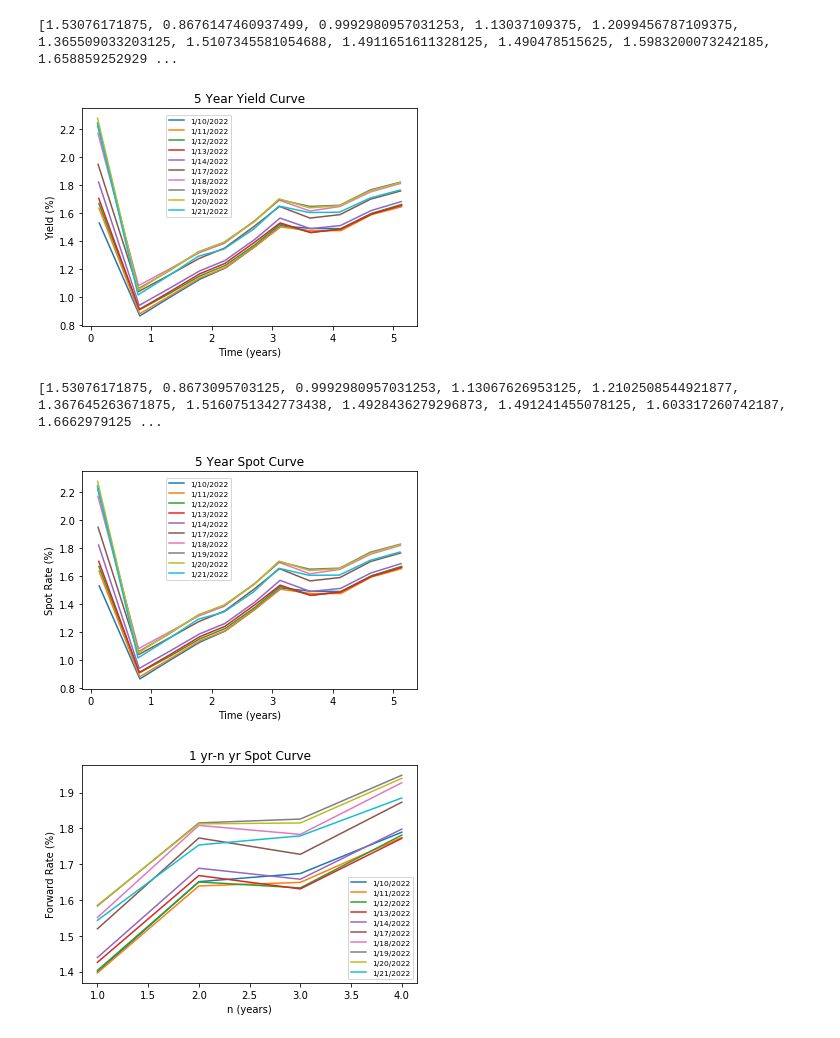
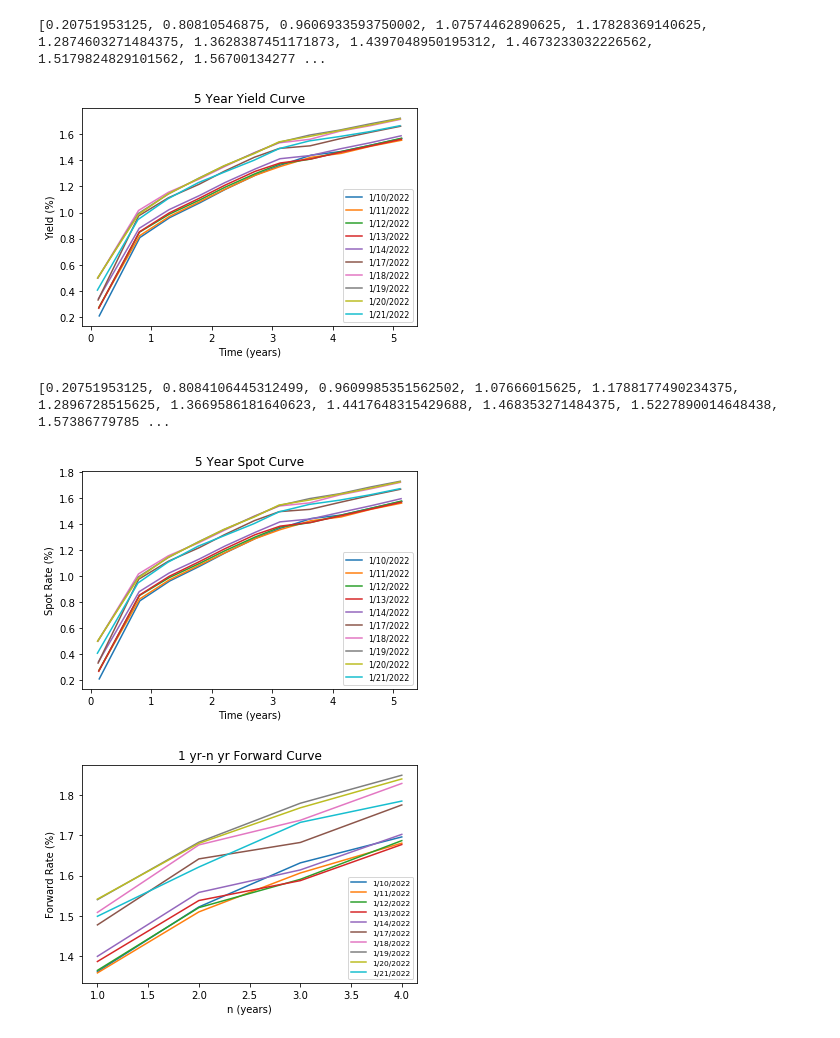
Before and after one commit to danezhou/MAT1856HW1, a Jupyter notebook: a1_code.ipynb, the cells around one changed output. Saved outputs shown, nothing was run; the diff lists cells and outputs as text; code cells hidden in the pictures.

```diff
--- a/a1_code.ipynb
+++ b/a1_code.ipynb
@@ -39,6 +39,8 @@ def yield_equation(price, coupon, matur, cur_date, rate):
     while t > 0:
         ans -= coupon * exp(-rate * t)
         t -= 0.5
+
+    ans += coupon * (-2*t) # add accrued interest
     return ans
 
 def find_yield_rate(price, coupon, matur, cur_date):
@@ -76,20 +78,20 @@ for i in range(len(formatted_dates)):
 
 print(yields[0])
 # %% [output]
-[1.53076171875, 0.8676147460937499, 0.9992980957031253, 1.13037109375, 1.2099456787109375, 1.365509033203125, 1.5107345581054688, 1.4911651611328125, 1.490478515625, 1.5983200073242185, 1.658859252929 ...
+[0.20751953125, 0.80810546875, 0.9606933593750002, 1.07574462890625, 1.17828369140625, 1.2874603271484375, 1.3628387451171873, 1.4397048950195312, 1.4673233032226562, 1.5179824829101562, 1.56700134277 ...
 # %%
 # Plot yield curve
 for i in range(len(yields)):
     plt.plot(times[i], yields[i], label=dates[i])
 plt.title("5 Year Yield Curve")
 plt.xlabel("Time (years)")
 plt.ylabel("Yield (%)")
-plt.legend(loc = (0.25, 0.5), prop={'size': 7.5})
+plt.legend(prop={'size': 8})
 plt.savefig('yield.png')
 
 # Yield curve has up and down movement since not all bonds have exact same coupon.
 # %% [output]
-[figure, old version]
+[figure, new version]
 # %%
 # calculate spot curve
 spot_rates = []
@@ -104,6 +106,8 @@ def spot_equation(price, coupon, matur, cur_date, rate):
         ans -= coupon * exp(-spot_rates[i] * t)
         i += 1
         t -= 0.5
+
+    ans += coupon * (-2*t) # add accrued interest
     return ans
 
 def find_spot_rate(price, coupon, matur, cur_date):
@@ -145,7 +149,7 @@ print(spots[0])
 # spot rates are slightly different from ytm
 # the later spot rates are larger than ytm which is to be expected
 # %% [output]
-[1.53076171875, 0.8673095703125, 0.9992980957031253, 1.13067626953125, 1.2102508544921877, 1.367645263671875, 1.5160751342773438, 1.4928436279296873, 1.491241455078125, 1.603317260742187, 1.6662979125 ...
+[0.20751953125, 0.8084106445312499, 0.9609985351562502, 1.07666015625, 1.1788177490234375, 1.2896728515625, 1.3669586181640623, 1.4417648315429688, 1.468353271484375, 1.5227890014648438, 1.57386779785 ...
 # %%
 # Plot spot curve
 for i in range(len(spots)):
@@ -153,10 +157,10 @@ for i in range(len(spots)):
 plt.title("5 Year Spot Curve")
 plt.xlabel("Time (years)")
 plt.ylabel("Spot Rate (%)")
-plt.legend(loc = (0.25, 0.5), prop={'size': 7.5})
+plt.legend(prop={'size': 8})
 plt.savefig('spot.png')
 # %% [output]
-[figure, old version]
+[figure, new version]
 # %%
 # calculate forward curve
 
@@ -191,13 +195,13 @@ for i in range(len(formatted_dates)):
 # Plot forward curve
 for i in range(len(forwards)):
     plt.plot(years[i], forwards[i], label=dates[i])
-plt.title("1 yr-n yr Spot Curve")
+plt.title("1 yr-n yr Forward Curve")
 plt.xlabel("n (years)")
 plt.ylabel("Forward Rate (%)")
 plt.legend(prop={'size': 7.5})
 plt.savefig('forward.png')
 # %% [output]
-[figure, old version]
+[figure, new version]
 # %%
 # Calculate yield covariance and get eigenvalues/eigenvectors
 def calculate_covariance(r1, r2):
```
Also changed, not shown: parts of 2 cells of this notebook, 4 other files.
